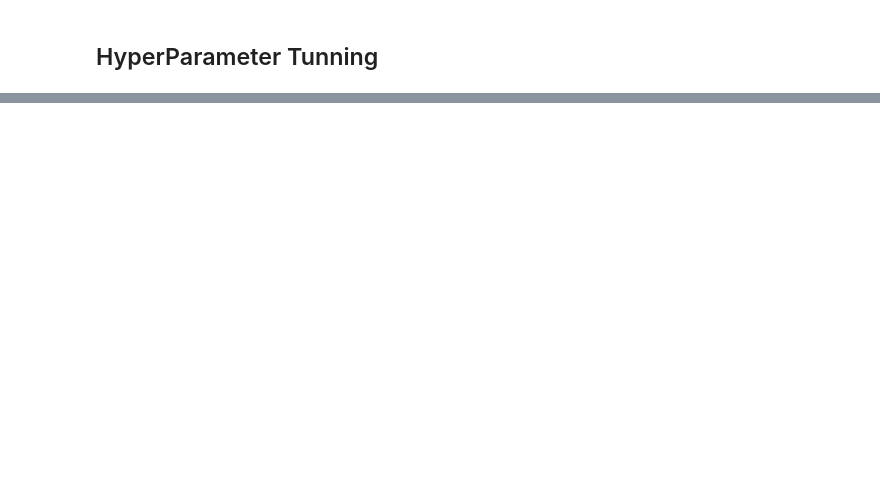
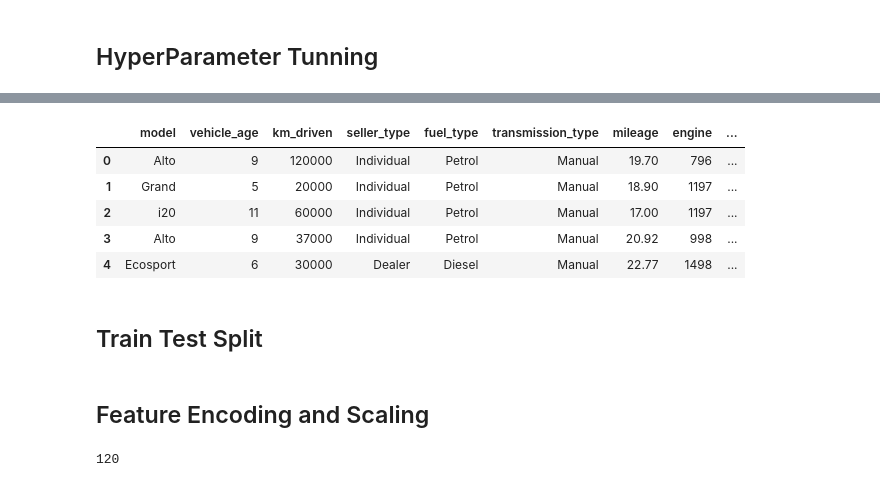
Before and after one commit to FaiqImran123/ML-Course, a Jupyter notebook: Machine Learning/randomforest.ipynb, the cells around one changed output, grey strips where cells are left out. Drawn from its saved outputs; the diff is of its cells as text; code cells hidden in the pictures; blank space fills up the shorter version.

```diff
--- a/Machine Learning/randomforest.ipynb
+++ b/Machine Learning/randomforest.ipynb
@@ -401,0 +435,15 @@ Roc Auc Score:  0.831266589939927
+# %%
+## Independent and Dependent features
+X =df.drop("selling_price", axis =1)
+Y =df["selling_price"]
+# %%
+X.head()
+# %% [output]
+|  | model | vehicle_age | km_driven | seller_type | fuel_type | transmission_type | mileage | engine | ... |
+| 0 | Alto | 9 | 120000 | Individual | Petrol | Manual | 19.70 | 796 | ... |
+| 1 | Grand | 5 | 20000 | Individual | Petrol | Manual | 18.90 | 1197 | ... |
+| 2 | i20 | 11 | 60000 | Individual | Petrol | Manual | 17.00 | 1197 | ... |
+| 3 | Alto | 9 | 37000 | Individual | Petrol | Manual | 20.92 | 998 | ... |
+| 4 | Ecosport | 6 | 30000 | Dealer | Diesel | Manual | 22.77 | 1498 | ... |
+# %% [markdown]
+## Train Test Split
@@ -401,0 +453,7 @@ Roc Auc Score:  0.831266589939927
+# %% [markdown]
+## Feature Encoding and Scaling
+# %%
+# too much cols so we should use LabelEncoding
+len(X["model"].unique())
+# %% [output]
+120
```
Also changed, not shown: parts of 16 cells of this notebook, 1 other file.
